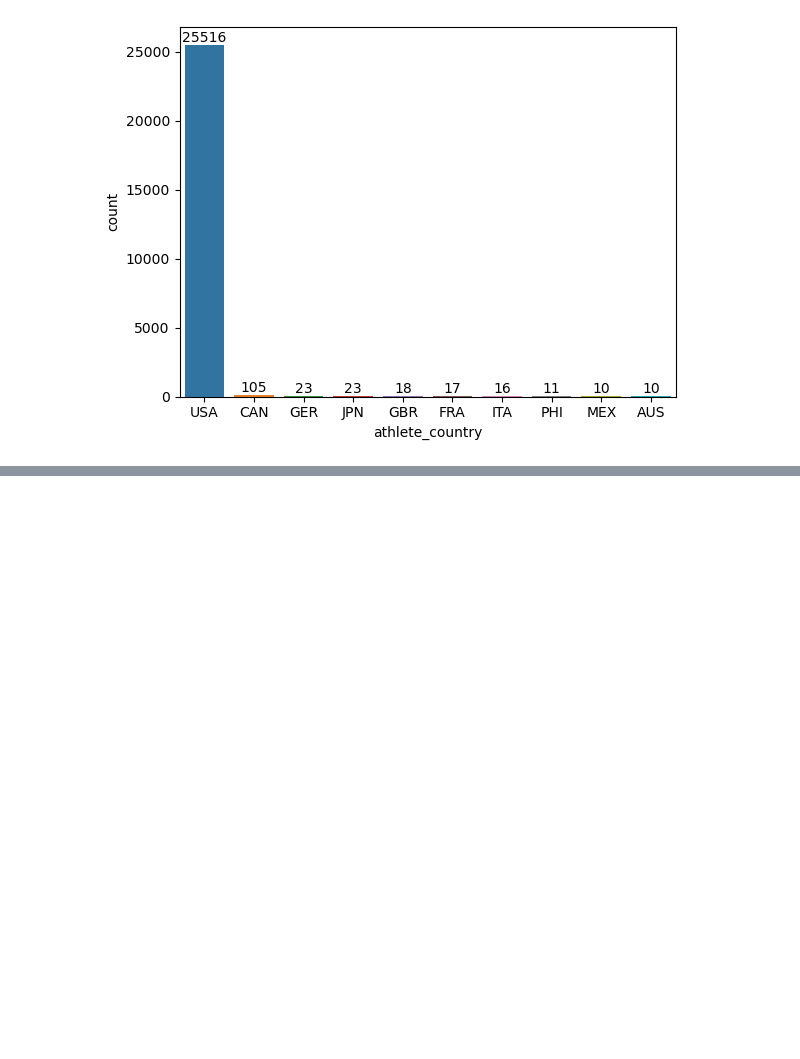
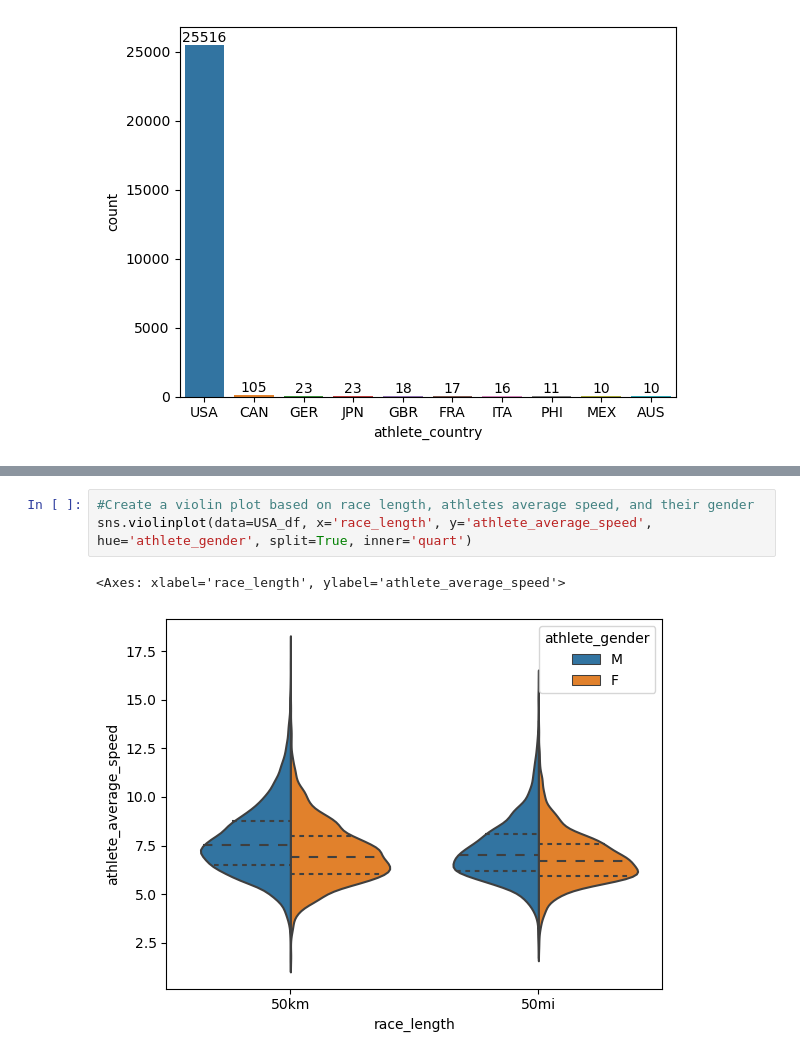
Before and after one commit to maedeh-dqn/ultra_marathon_project, a Jupyter notebook: Analyis.ipynb, the cells around one changed output, grey strips where cells are left out. Cells and saved outputs as stored; diff of their text form; blank space fills up the shorter version.

```diff
--- a/Analyis.ipynb
+++ b/Analyis.ipynb
@@ -367,0 +450,6 @@ q_9_plot.bar_label(q_9_plot.containers[0])
+# %%
+#Create a violin plot based on race length, athletes average speed, and their gender
+sns.violinplot(data=USA_df, x='race_length', y='athlete_average_speed', hue='athlete_gender', split=True, inner='quart')
+# %% [output]
+<Axes: xlabel='race_length', ylabel='athlete_average_speed'>
+[figure, added]
```
Also changed, not shown: parts of 6 cells of this notebook.
